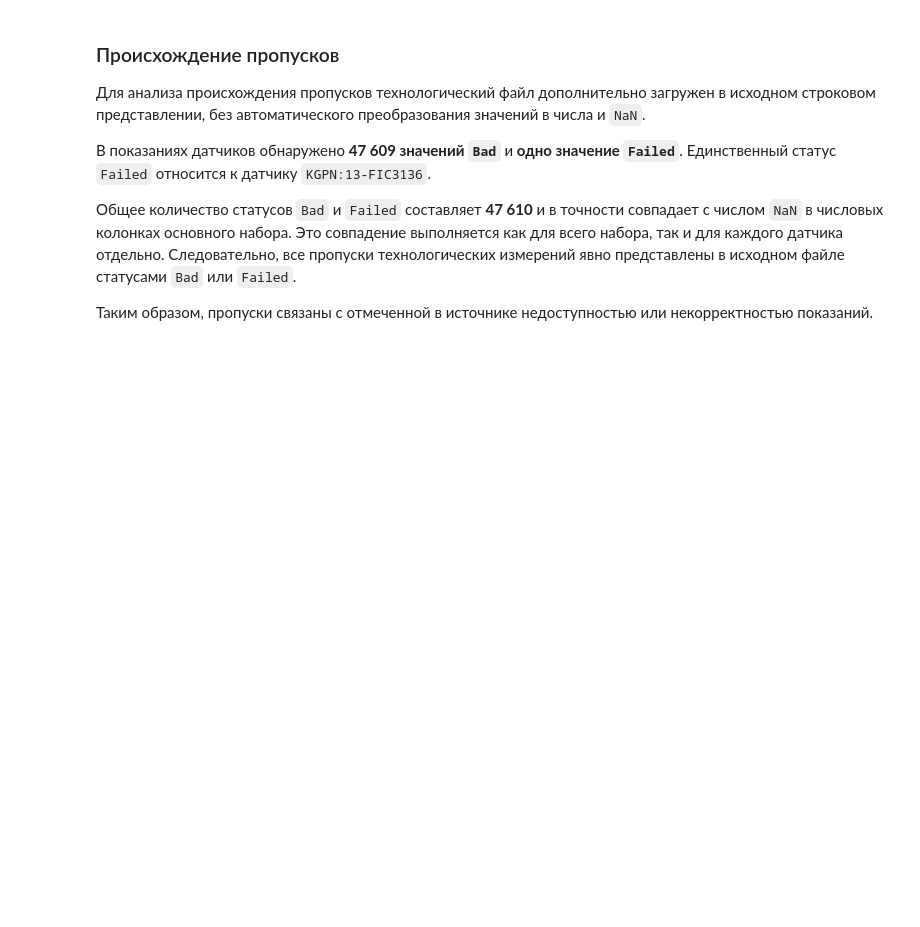
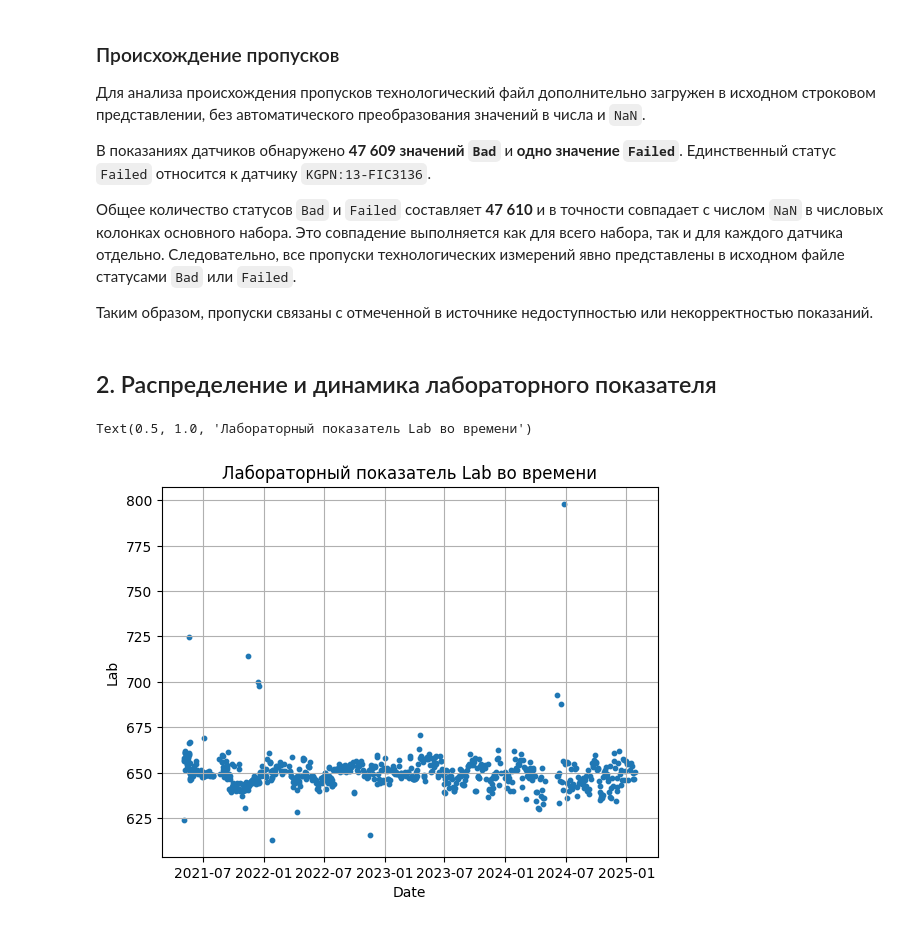
Before and after one commit to Bas-sov/soft-sensor, a Jupyter notebook: notebooks/01_eda.ipynb, the cells around one changed output. Drawn from its saved outputs; the diff is of its cells as text; code cells hidden in the pictures; blank space fills up the shorter version.

Commit message:
Добавлен анализ распределения и динамики лабораторного показателя

```diff
--- a/notebooks/01_eda.ipynb
+++ b/notebooks/01_eda.ipynb
@@ -466,3 +468,14 @@ np.True_
 Общее количество статусов `Bad` и `Failed` составляет **47 610** и в точности совпадает с числом `NaN` в числовых колонках основного набора. Это совпадение выполняется как для всего набора, так и для каждого датчика отдельно. Следовательно, все пропуски технологических измерений явно представлены в исходном файле статусами `Bad` или `Failed`.
 
 Таким образом, пропуски связаны с отмеченной в источнике недоступностью или некорректностью показаний.
+# %% [markdown]
+## 2. Распределение и динамика лабораторного показателя
+# %%
+lab_df.plot.scatter('Date', 'Lab', s = 10)
+plt.xlabel('Date')
+plt.ylabel('Lab')
+plt.grid('on')
+plt.title('Лабораторный показатель Lab во времени')
+# %% [output]
+Text(0.5, 1.0, 'Лабораторный показатель Lab во времени')
+[figure, added]
```
Also changed, not shown: parts of 6 cells of this notebook.
